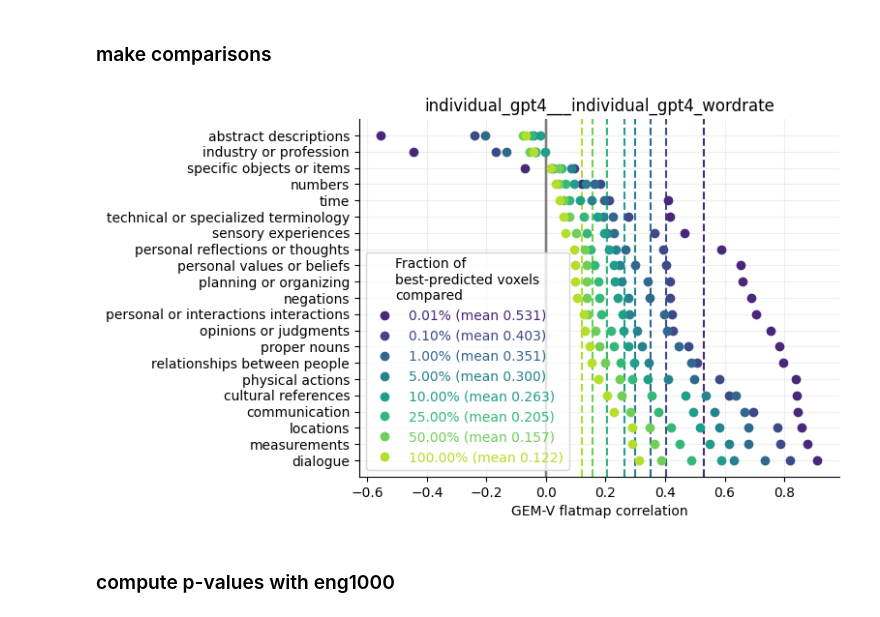
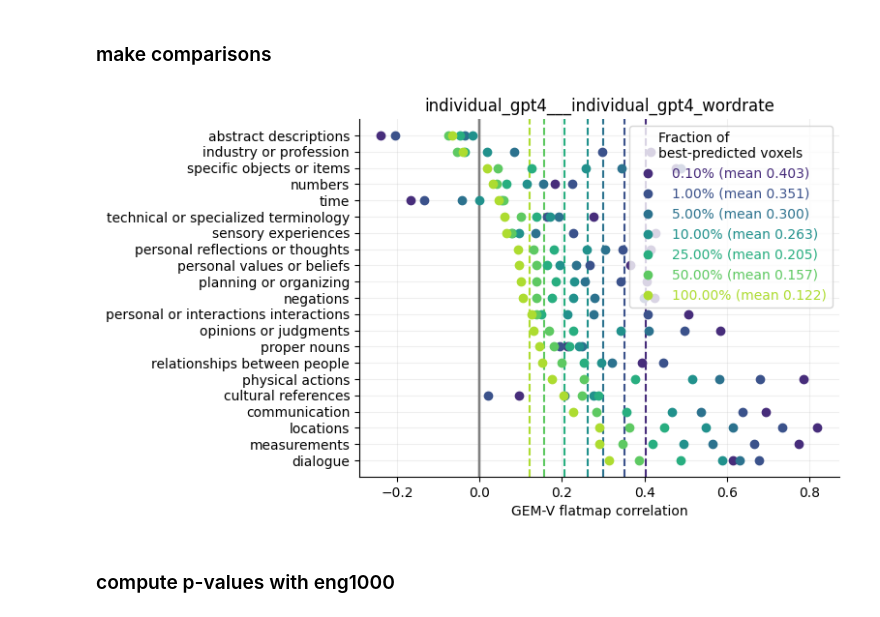
Before and after one commit to csinva/fmri, a Jupyter notebook: notebooks_gt_flatmaps/05_gemv_compare.ipynb, the cells around one changed output. Saved outputs shown, nothing was run; the diff lists cells and outputs as text; code cells hidden in the pictures.

Commit message:
fix gemv plot

```diff
--- a/notebooks_gt_flatmaps/05_gemv_compare.ipynb
+++ b/notebooks_gt_flatmaps/05_gemv_compare.ipynb
@@ -51,8 +48,8 @@ qa_questions_list, gemv_questions_list = gemv.get_matched_lists()
 # settings = ['full_35']
 # settings = ['full_35_wordrate']
 # settings = ['full_35', 'full_35_wordrate']
-# settings = ['individual_gpt4', 'individual_gpt4_wordrate']
-settings = ['individual_35']
+settings = ['individual_gpt4', 'individual_gpt4_wordrate']
+# settings = ['individual_35']
 # , 'individual_35', full_35', 'shapley_35', 'individual_gpt4',
 # for setting in ['individual_gpt4', 'shapley_35']:
 # for setting in ['individual_gpt4', 'individual_gpt4_wordrate']:
@@ -66,7 +63,7 @@ subject = 'UTS02'
 corrs_test = joblib.load(join(PROCESSED_DIR, subject.replace(
     'UT', ''), 'corrs_test_35.pkl')).values[0]
 corrs_df_dict = {}
-frac_voxels_to_keep_list = [0.0001, 0.001, 0.01, 0.05, 0.1, 0.25, 0.5, 1]
+frac_voxels_to_keep_list = [0.001, 0.01, 0.05, 0.1, 0.25, 0.5, 1]
 for j, frac_voxels_to_keep in enumerate(frac_voxels_to_keep_list):
     flatmaps_qa_list = defaultdict(list)
     for setting in settings:
@@ -165,7 +162,7 @@ for j, frac_voxels_to_keep in enumerate(frac_voxels_to_keep_list):
     # print('nas', [np.isnan(flatmaps_gemv[i]).sum()
     #   for i in range(len(flatmaps_gemv))])
 
-    corrs = viz._calc_corrs(
+    corrs_mat = viz._calc_corrs(
         flatmaps_qa_list,
         flatmaps_gemv_list,
         titles_qa=[analyze_helper.abbrev_question(q)
@@ -173,40 +170,45 @@ for j, frac_voxels_to_keep in enumerate(frac_voxels_to_keep_list):
         titles_gt=titles_gt,
     )
     # corrs_df = pd.DataFrame({'corrs': np.diag(
     # corrs.values), 'questions': corrs.columns}).sort_values('corrs', ascending=False)
     # corrs_df_dict[frac_voxels_to_keep] = corrs_df.copy()
-    corrs_df_dict['questions'] = corrs.columns
-    corrs_df_dict[f'corrs_{frac_voxels_to_keep}'] = np.diag(corrs.values)
+    corrs_df_dict['questions'] = corrs_mat.columns
+    corrs_df_dict[f'corrs_{frac_voxels_to_keep}'] = np.diag(corrs_mat.values)
 
-    # corrs_df.to_pickle(join(repo_dir, 'qa_results', 'gemv',
-    # setting + '_corrs_df.pkl'))
 
+# actually make plot
+corrs_df = pd.DataFrame(corrs_df_dict)
+corrs_df = corrs_df.sort_values('corrs_1', ascending=False)
+# corrs_df.to_pickle(join(repo_dir, 'qa_results', 'gemv',
+# setting + '_corrs_df.pkl'))
+for j, frac_voxels_to_keep in enumerate(frac_voxels_to_keep_list):
     colors = sns.color_palette('viridis', len(frac_voxels_to_keep_list))
     viz.corr_bars(
-        corrs,
+        corrs_df['corrs_' + str(frac_voxels_to_keep)],
+        questions=corrs_df['questions'],
         out_dir_save=join(repo_dir, 'qa_results', 'gemv',
                           'corrs_' + setting),
         xlab='GEM-V',
         color=colors[j],
         label=f'{frac_voxels_to_keep * 100:.2f}%',
     )
     # plt.savefig(join(out_dir_save, 'corrs_barplot.pdf'), bbox_inches='tight')
     # plt.savefig(join(out_dir_save, 'corrs_barplot.png'),
     #             bbox_inches='tight', dpi=300)
     # plt.show()
 
 plt.title('___'.join(settings))
 # center legend text
-plt.legend(title='Fraction of\nbest-predicted voxels\ncompared',
+plt.legend(title='Fraction of\nbest-predicted voxels',
            labelcolor='linecolor')
 # plt.tight_layout()
 plt.savefig(join(repo_dir, 'qa_results', 'gemv', subject, 'corrs_barplot.pdf'),
             bbox_inches='tight')
 plt.savefig(join(repo_dir, 'qa_results', 'gemv', subject, 'corrs_barplot.png'),
             bbox_inches='tight', dpi=300)
 plt.show()
 # %% [output]
-[figure, old version]
+[figure, new version]
 # %% [markdown]
 ### compute p-values with eng1000
 # %%
```
Also changed, not shown: parts of 3 cells of this notebook, 1 other file.
